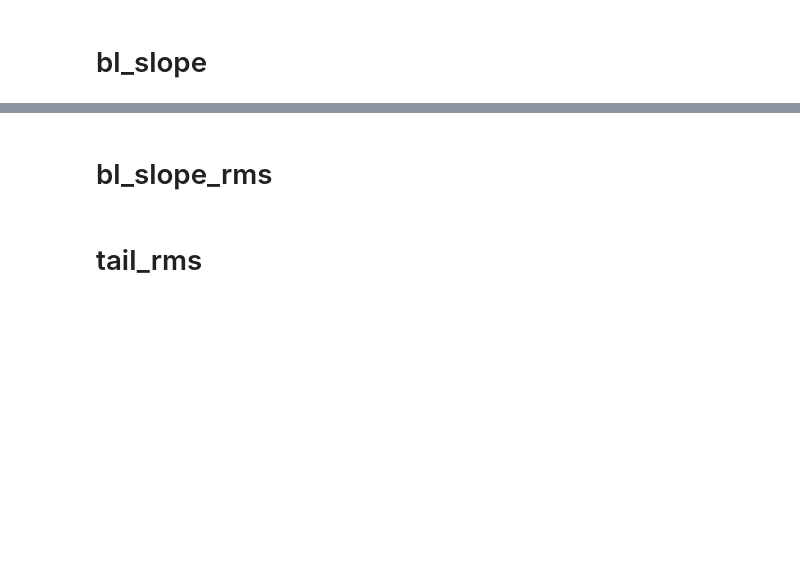
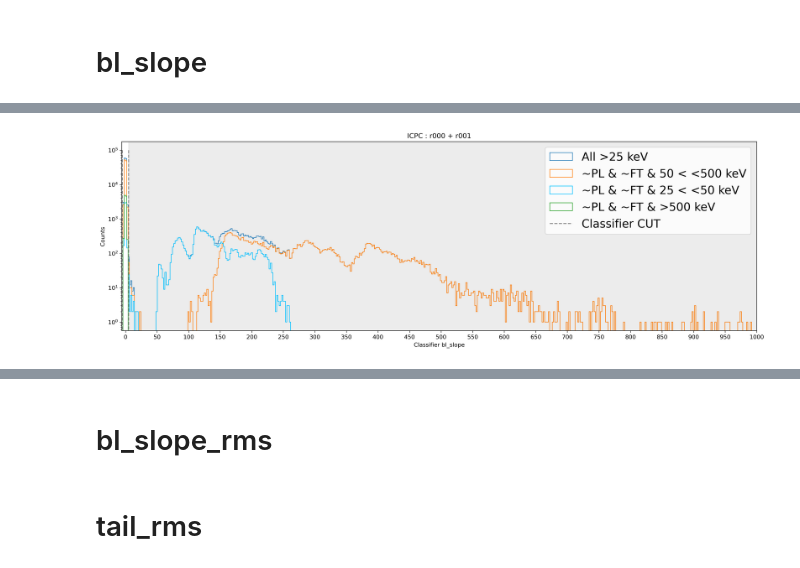
Before and after one commit to RitaF00/Low_Energy_QC, a Jupyter notebook: Baseline/r000-r001.ipynb, the cells around one changed output, grey strips where cells are left out. Drawn from its saved outputs; the diff is of its cells as text; code cells hidden in the pictures; blank space fills up the shorter version.

```diff
--- a/Baseline/r000-r001.ipynb
+++ b/Baseline/r000-r001.ipynb
@@ -137,0 +234,4 @@ params = ["bl_slope",
+# %%
+single_plot(df_icpc,params[0] , title = "ICPC", cmax = 1000)
+# %% [output]
+[figure, added]
```
Also changed, not shown: parts of 12 cells of this notebook, 1 other file.
